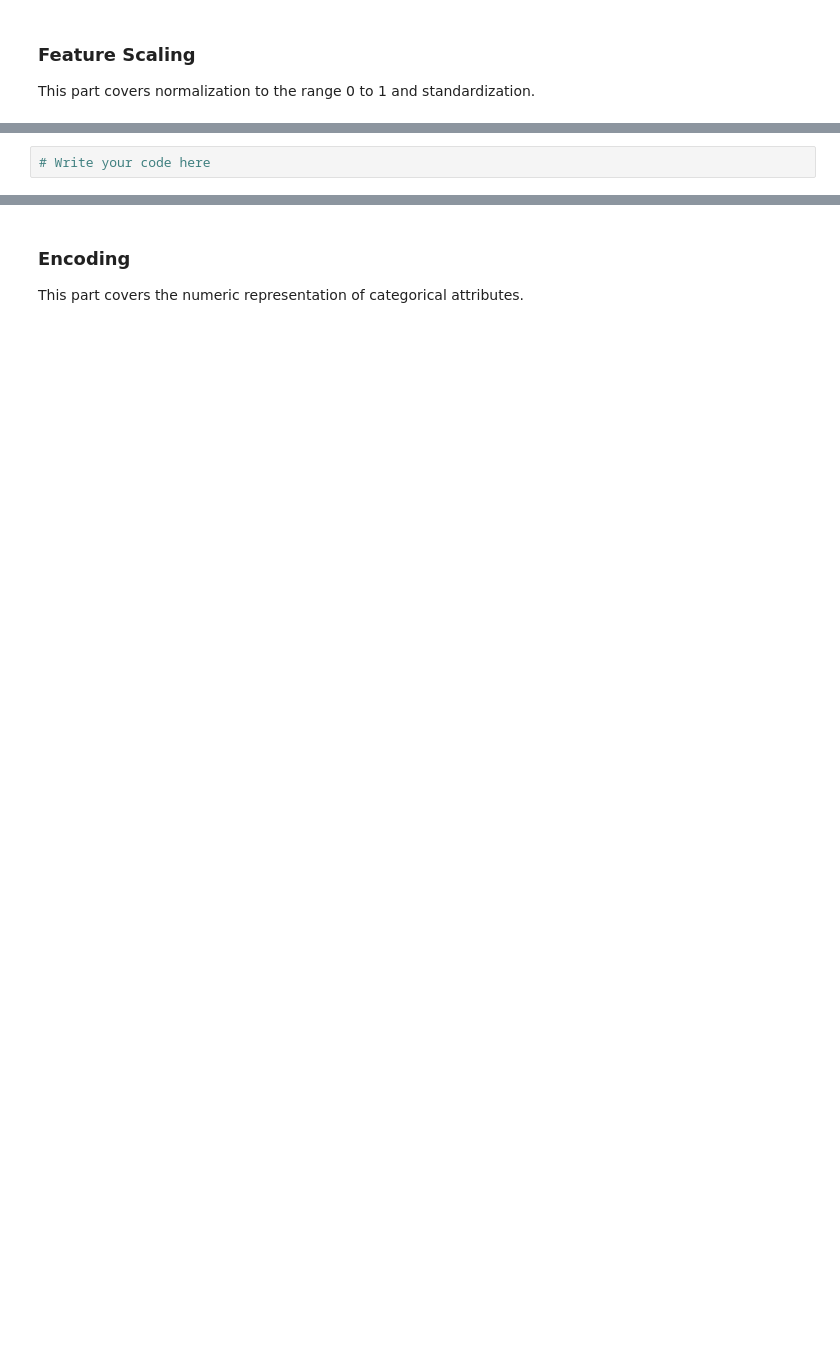
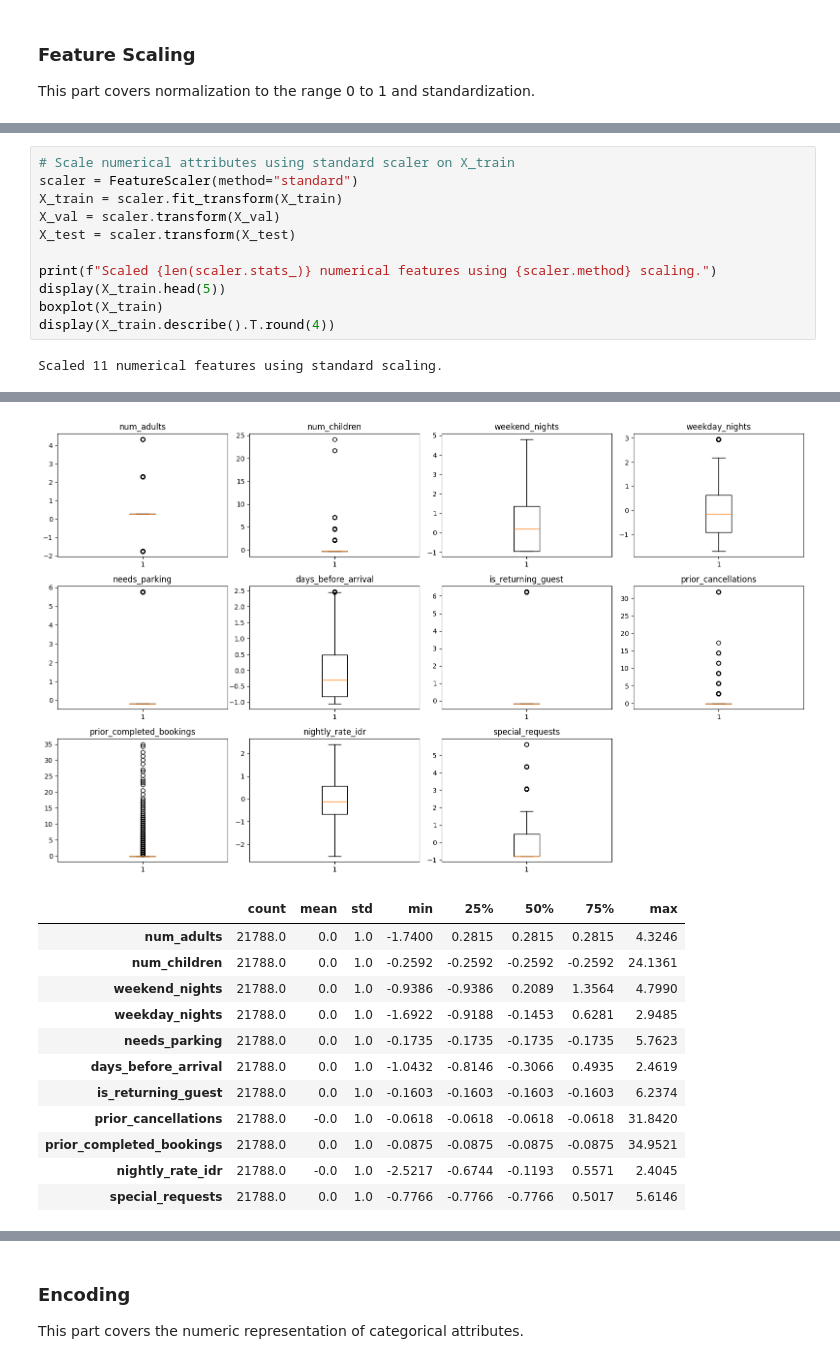
Before and after one commit to TheoMarvel/IF3170_G29_MiMHotels, a Jupyter notebook: output/Notebook_Tugas_Besar_2_IF3170_Inteligensi_Artifisial_2026_2027.ipynb, the cells around one changed output, grey strips where cells are left out. Saved outputs shown, nothing was run; the diff lists cells and outputs as text; blank space fills up the shorter version.

```diff
--- a/output/Notebook_Tugas_Besar_2_IF3170_Inteligensi_Artifisial_2026_2027.ipynb
+++ b/output/Notebook_Tugas_Besar_2_IF3170_Inteligensi_Artifisial_2026_2027.ipynb
@@ -708,2 +763,13 @@ This part covers normalization to the range 0 to 1 and standardization.
 # %%
-# Write your code here
+# Scale numerical attributes using standard scaler on X_train
+scaler = FeatureScaler(method="standard")
+X_train = scaler.fit_transform(X_train)
+X_val = scaler.transform(X_val)
+X_test = scaler.transform(X_test)
+
+print(f"Scaled {len(scaler.stats_)} numerical features using {scaler.method} scaling.")
+display(X_train.head(5))
+boxplot(X_train)
+display(X_train.describe().T.round(4))
+# %% [output]
+Scaled 11 numerical features using standard scaling.
@@ -709,0 +782,13 @@ This part covers normalization to the range 0 to 1 and standardization.
+[figure, added]
+|  | count | mean | std | min | 25% | 50% | 75% | max |
+| num_adults | 21788.0 | 0.0 | 1.0 | -1.7400 | 0.2815 | 0.2815 | 0.2815 | 4.3246 |
+| num_children | 21788.0 | 0.0 | 1.0 | -0.2592 | -0.2592 | -0.2592 | -0.2592 | 24.1361 |
+| weekend_nights | 21788.0 | 0.0 | 1.0 | -0.9386 | -0.9386 | 0.2089 | 1.3564 | 4.7990 |
+| weekday_nights | 21788.0 | 0.0 | 1.0 | -1.6922 | -0.9188 | -0.1453 | 0.6281 | 2.9485 |
+| needs_parking | 21788.0 | 0.0 | 1.0 | -0.1735 | -0.1735 | -0.1735 | -0.1735 | 5.7623 |
+| days_before_arrival | 21788.0 | 0.0 | 1.0 | -1.0432 | -0.8146 | -0.3066 | 0.4935 | 2.4619 |
+| is_returning_guest | 21788.0 | 0.0 | 1.0 | -0.1603 | -0.1603 | -0.1603 | -0.1603 | 6.2374 |
+| prior_cancellations | 21788.0 | -0.0 | 1.0 | -0.0618 | -0.0618 | -0.0618 | -0.0618 | 31.8420 |
+| prior_completed_bookings | 21788.0 | 0.0 | 1.0 | -0.0875 | -0.0875 | -0.0875 | -0.0875 | 34.9521 |
+| nightly_rate_idr | 21788.0 | -0.0 | 1.0 | -2.5217 | -0.6744 | -0.1193 | 0.5571 | 2.4045 |
+| special_requests | 21788.0 | 0.0 | 1.0 | -0.7766 | -0.7766 | -0.7766 | 0.5017 | 5.6146 |
```
Also changed, not shown: parts of 22 cells of this notebook.
